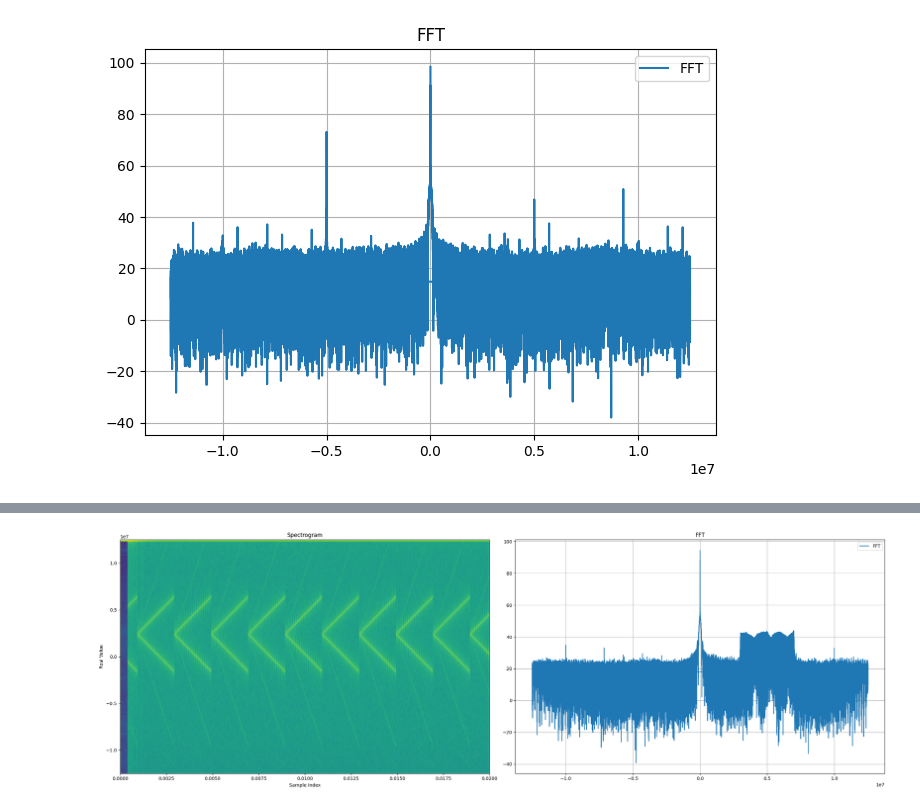
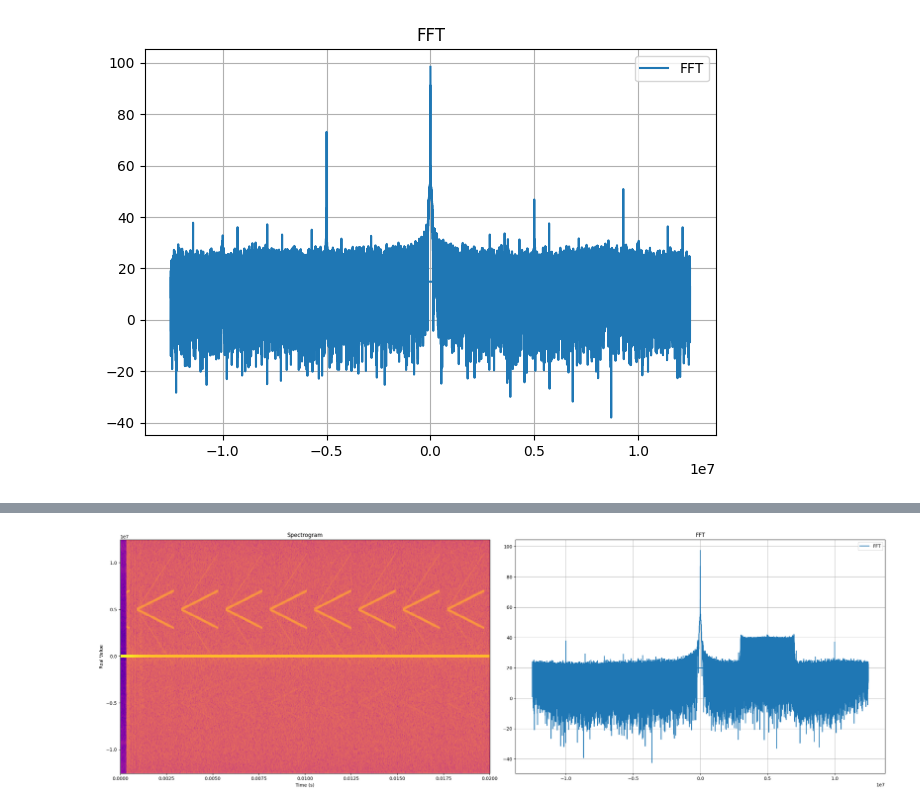
Before and after one commit to murrayinglis/sdr-config, a Jupyter notebook: plots.ipynb, the cells around one changed output, grey strips where cells are left out. Cells and saved outputs as stored; diff of their text form; code cells hidden in the pictures.

Commit message:
New good and better spectrogram

```diff
--- a/plots.ipynb
+++ b/plots.ipynb
@@ -237,7 +263,7 @@ with open('sweep.csv', 'w', newline='') as csvfile:
 # waterfall
 
 file_path = 'outputs/loopback_from_file_test.bin'
-
+fs = 25e6
 
 # Read the binary file
 with open(file_path, 'rb') as file:
@@ -253,42 +279,44 @@ data = data.reshape((num_new_samples, 2))
 # Create complex numbers from the real and imaginary parts
 complex_data = data[:, 0] + 1j * data[:, 1]
 
-window_size = 256
-overlap = 128
+# Compute the Short-Time Fourier Transform (STFT)
+nperseg = 256  # Number of samples per segment
+noverlap = nperseg // 2  # Number of overlapping samples
+frequencies, times, Zxx = stft(complex_data, fs=fs, nperseg=nperseg, noverlap=noverlap)
 
-# Calculate FFT over sliding windows
-waterfall = []
-for i in range(0, len(complex_data) - window_size, window_size - overlap):
-    windowed_signal = complex_data[i:i+window_size]
-    fft_result = np.abs(np.fft.fft(windowed_signal))[:window_size//2]
-    waterfall.append(fft_result)
+# Shift the zero frequency component to the center
+Zxx_shifted = np.fft.fftshift(Zxx, axes=0)
+frequencies_shifted = np.fft.fftshift(frequencies)
 
-waterfall = np.array(waterfall).T  # Transpose for plotting
+# Compute the magnitude of the STFT
+magnitude_spectrogram = np.abs(Zxx_shifted)
+
 
 
 # Plotting spectrogram
 fig, axs = plt.subplots(1, 2, figsize=(24, 8))
 
-axs[0].imshow(20 * np.log10(waterfall), aspect='auto', cmap='viridis', extent=[0, len(complex_data) / fs, -fs/2, fs / 2])
+axs[0].pcolormesh(times, frequencies_shifted, magnitude_spectrogram, shading='auto', cmap='plasma', norm=LogNorm())
 #axs[0].set_colorbar(label='Magnitude (dB)')
-axs[0].set_xlabel('Sample Index')
+axs[0].set_xlabel('Time (s)')
 axs[0].set_ylabel('Real Value')
 axs[0].set_title('Spectrogram')
 
 # plotting fft
 fft_data = np.fft.fft(complex_data)
 fft_freq_axis = np.fft.fftfreq(len(fft_data),d=1/fs)
 
 # convert to db
 magnitude = np.abs(fft_data)
 magnitude_db = 20 * np.log10(magnitude)
 
 axs[1].plot(fft_freq_axis, magnitude_db, label='FFT')
 axs[1].set_title('FFT')
 axs[1].legend()
 axs[1].grid(True)
 
+
 plt.tight_layout()
 plt.show()
 # %% [output]
-[figure, old version]
+[figure, new version]
```
Also changed, not shown: parts of 5 cells of this notebook, 5 other files.
